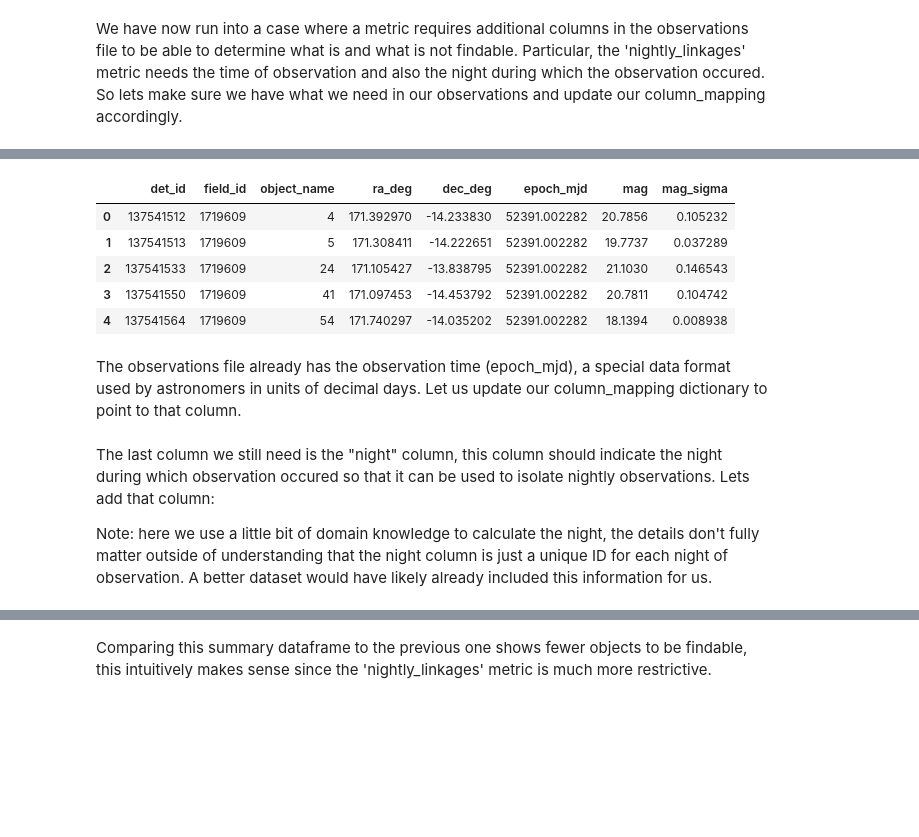
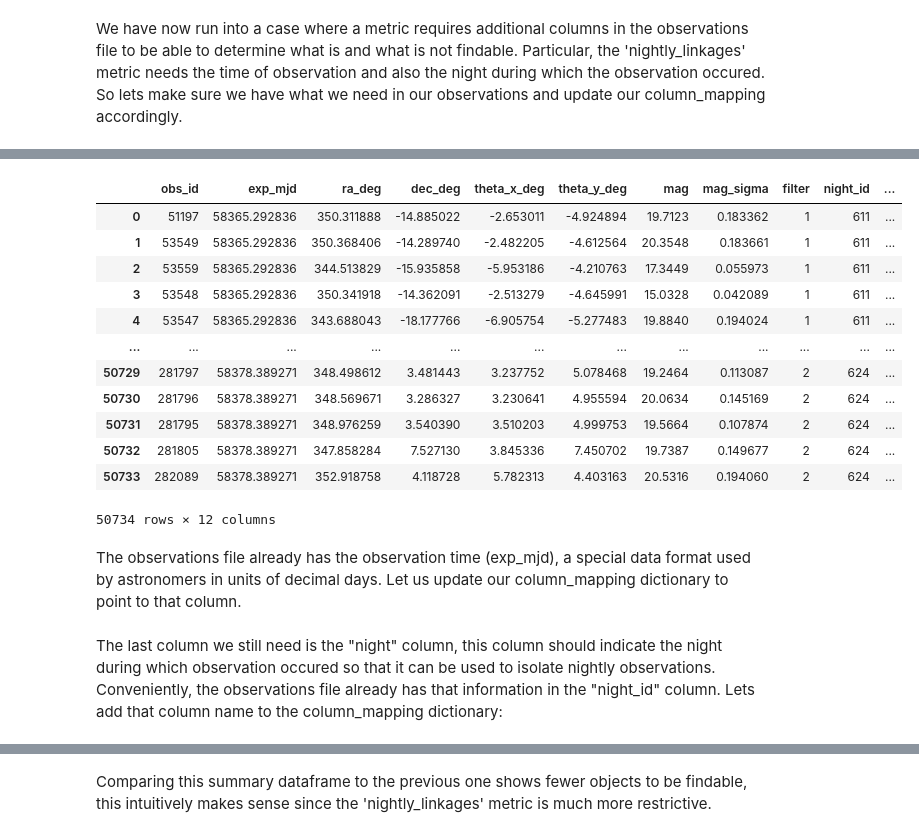
Before and after one commit to moeyensj/difi, a Jupyter notebook: examples/tutorial.ipynb, the cells around one changed output, grey strips where cells are left out. Cells and saved outputs as stored; diff of their text form; code cells hidden in the pictures; blank space fills up the shorter version.

```diff
--- a/examples/tutorial.ipynb
+++ b/examples/tutorial.ipynb
@@ -112,0 +127,10 @@ classes = {
+# %%
+classes = pd.read_csv(
+    "classes.txt",
+    sep=" ",
+    index_col=False,
+    dtype={
+        "designation" : str,
+        "classes" : str,
+    },
+)
@@ -112,0 +155,4 @@ classes = {
+# %%
+classes_dict = {}
+for c in classes["class"].unique():
+    classes_dict[c] = classes[classes["class"].isin([c])]["designation"].unique()
@@ -112,0 +181,3 @@ classes = {
+# %%
+classes_dict["Unknown"] = observations[observations["designation"].str.contains("^unknown", regex=True)]["designation"].unique()
+print(classes_dict["Unknown"])
@@ -129,0 +211,3 @@ Now, lets take a look at a sample linkage input. MOPS outputs its linkages in a
+# %%
+for c, v in classes_dict.items():
+    observations.loc[observations["designation"].isin(v), "class"] = c
@@ -320,14 +430,21 @@ column_mapping
 # %%
 # Current observations
-observations.head()
+observations
 # %% [output]
-|  | det_id | field_id | object_name | ra_deg | dec_deg | epoch_mjd | mag | mag_sigma |
-| 0 | 137541512 | 1719609 | 4 | 171.392970 | -14.233830 | 52391.002282 | 20.7856 | 0.105232 |
-| 1 | 137541513 | 1719609 | 5 | 171.308411 | -14.222651 | 52391.002282 | 19.7737 | 0.037289 |
-| 2 | 137541533 | 1719609 | 24 | 171.105427 | -13.838795 | 52391.002282 | 21.1030 | 0.146543 |
-| 3 | 137541550 | 1719609 | 41 | 171.097453 | -14.453792 | 52391.002282 | 20.7811 | 0.104742 |
-| 4 | 137541564 | 1719609 | 54 | 171.740297 | -14.035202 | 52391.002282 | 18.1394 | 0.008938 |
+|  | obs_id | exp_mjd | ra_deg | dec_deg | theta_x_deg | theta_y_deg | mag | mag_sigma | filter | night_id | ... |
+| 0 | 51197 | 58365.292836 | 350.311888 | -14.885022 | -2.653011 | -4.924894 | 19.7123 | 0.183362 | 1 | 611 | ... |
+| 1 | 53549 | 58365.292836 | 350.368406 | -14.289740 | -2.482205 | -4.612564 | 20.3548 | 0.183661 | 1 | 611 | ... |
+| 2 | 53559 | 58365.292836 | 344.513829 | -15.935858 | -5.953186 | -4.210763 | 17.3449 | 0.055973 | 1 | 611 | ... |
+| 3 | 53548 | 58365.292836 | 350.341918 | -14.362091 | -2.513279 | -4.645991 | 15.0328 | 0.042089 | 1 | 611 | ... |
+| 4 | 53547 | 58365.292836 | 343.688043 | -18.177766 | -6.905754 | -5.277483 | 19.8840 | 0.194024 | 1 | 611 | ... |
+| ... | ... | ... | ... | ... | ... | ... | ... | ... | ... | ... | ... |
+| 50729 | 281797 | 58378.389271 | 348.498612 | 3.481443 | 3.237752 | 5.078468 | 19.2464 | 0.113087 | 2 | 624 | ... |
+| 50730 | 281796 | 58378.389271 | 348.569671 | 3.286327 | 3.230641 | 4.955594 | 20.0634 | 0.145169 | 2 | 624 | ... |
+| 50731 | 281795 | 58378.389271 | 348.976259 | 3.540390 | 3.510203 | 4.999753 | 19.5664 | 0.107874 | 2 | 624 | ... |
+| 50732 | 281805 | 58378.389271 | 347.858284 | 7.527130 | 3.845336 | 7.450702 | 19.7387 | 0.149677 | 2 | 624 | ... |
+| 50733 | 282089 | 58378.389271 | 352.918758 | 4.118728 | 5.782313 | 4.403163 | 20.5316 | 0.194060 | 2 | 624 | ... |
+50734 rows × 12 columns
 # %% [markdown]
-The observations file already has the observation time (epoch_mjd),
+The observations file already has the observation time (exp_mjd),
 a special data format used by astronomers in units of decimal days. Let us update our column_mapping dictionary to point to that column.
 # %%
@@ -335,4 +452,2 @@ column_mapping["time"] = "epoch_mjd"
 # %% [markdown]
-The last column we still need is the "night" column, this column should indicate the night during which observation occured so that it can be used to isolate nightly observations. Lets add that column:
-
-Note: here we use a little bit of domain knowledge to calculate the night, the details don't fully matter outside of understanding that the night column is just a unique ID for each night of observation. A better dataset would have likely already included this information for us.
+The last column we still need is the "night" column, this column should indicate the night during which observation occured so that it can be used to isolate nightly observations. Conveniently, the observations file already has that information in the "night_id" column. Lets add that column name to the column_mapping dictionary:
```
Also changed, not shown: parts of 68 cells of this notebook, 13 other files.
